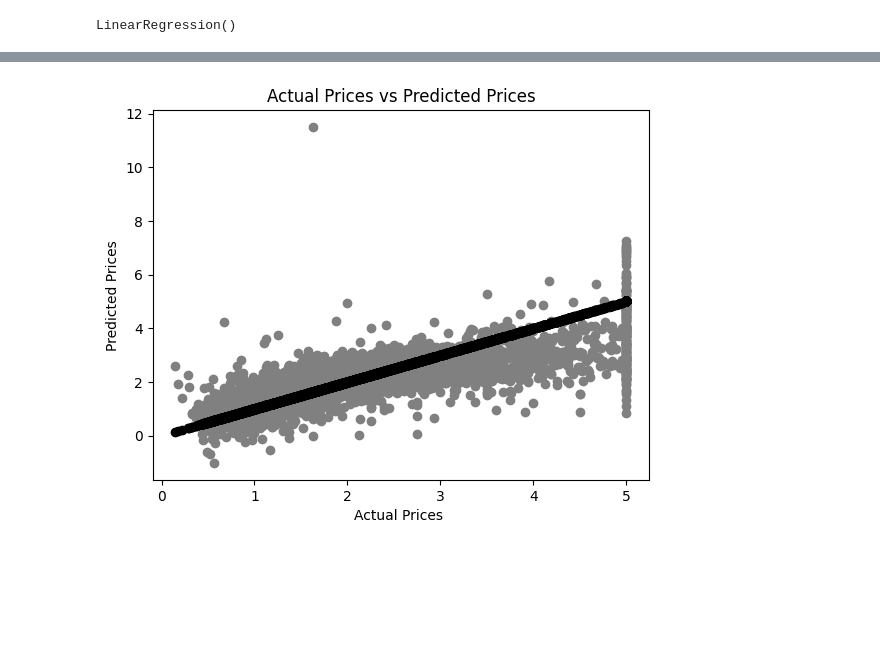
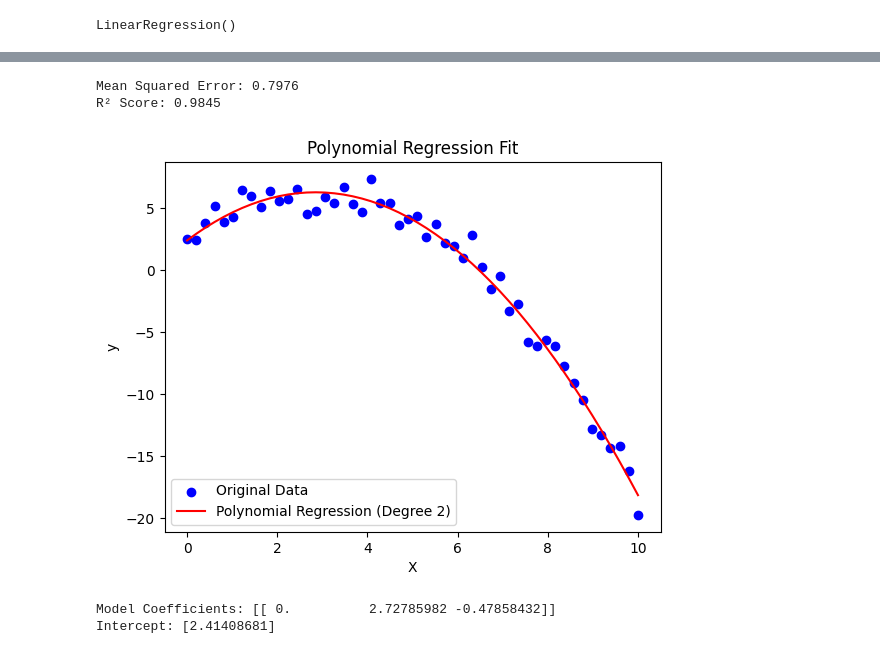
Before and after one commit to 2403A51L15/batch-51-52-data-mining, a Jupyter notebook: 2403A51L15_Batch_51.ipynb, the cells around one changed output, grey strips where cells are left out. Saved outputs shown, nothing was run; the diff lists cells and outputs as text; code cells hidden in the pictures; blank space fills up the shorter version.

```diff
--- a/2403A51L15_Batch_51.ipynb
+++ b/2403A51L15_Batch_51.ipynb
@@ -71,5 +22,8 @@ x_train,x_test,y_train,y_test=train_test_split(x,y,test_size=0.2,random_state=42
+# %%
+poly = PolynomialFeatures(degree=2)
+X_poly = poly.fit_transform(X)
 # %%
-model=LinearRegression()
-model.fit(x_train,y_train)
+model = LinearRegression()
+model.fit(X_poly, y)
 # %% [output]
 LinearRegression()
@@ -88,9 +30,26 @@ MAPE: 0.32
-# %%
-plt.scatter(y_test,model.predict(x_test),color='grey',label='predit')
-plt.scatter(y_test,y_test,color='black',label='actual')
-plt.xlabel('Actual Prices ')
-plt.ylabel('Predicted Prices')
-plt.title('Actual Prices vs Predicted Prices')
-plt.show()
-# %% [output]
-[figure, removed]
+# %%
+y_pred = model.predict(X_poly)
+# %%
+mse = mean_squared_error(y, y_pred)
+r2 = r2_score(y, y_pred)
+print(f"Mean Squared Error: {mse:.4f}")
+print(f"R² Score: {r2:.4f}")
+# %% [output]
+Mean Squared Error: 0.7976
+R² Score: 0.9845
+# %%
+plt.scatter(X, y, color='blue', label='Original Data')
+plt.plot(X, y_pred, color='red', label='Polynomial Regression (Degree 2)')
+plt.xlabel('X')
+plt.ylabel('y')
+plt.title('Polynomial Regression Fit')
+plt.legend()
+plt.show()
+# %% [output]
+[figure, added]
+# %%
+print("Model Coefficients:", model.coef_)
+print("Intercept:", model.intercept_)
+# %% [output]
+Model Coefficients: [[ 0.          2.72785982 -0.47858432]]
+Intercept: [2.41408681]
```
Also changed, not shown: parts of 9 cells of this notebook.
